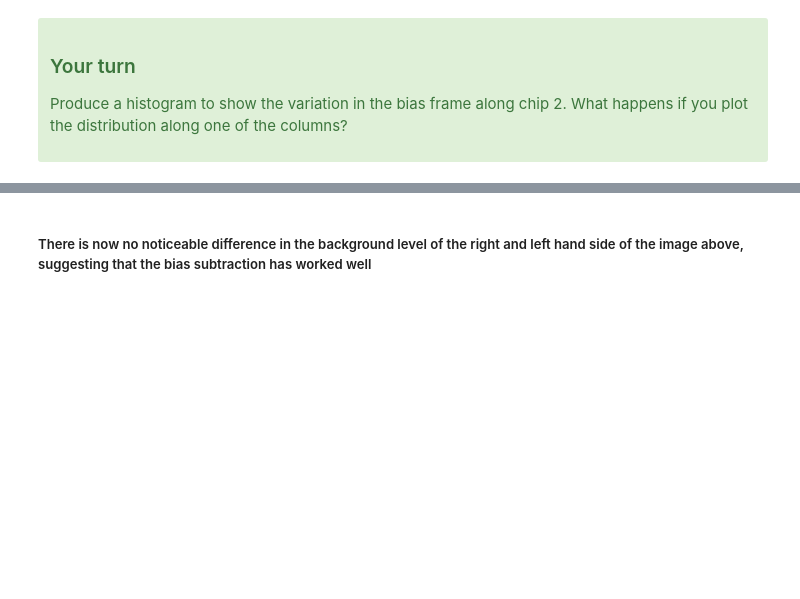
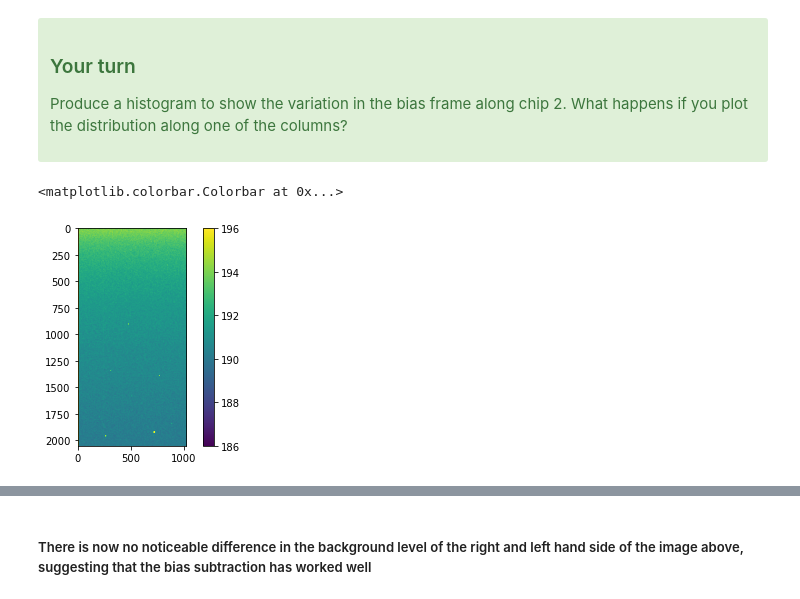
Before and after one commit to wfw23/Astrolabs, a Jupyter notebook: Chapter2b_FluxCalibration.ipynb, the cells around one changed output, grey strips where cells are left out. Cells and saved outputs as stored; diff of their text form; code cells hidden in the pictures; blank space fills up the shorter version.

```diff
--- a/Chapter2b_FluxCalibration.ipynb
+++ b/Chapter2b_FluxCalibration.ipynb
@@ -125,3 +140,9 @@ The black dashed line above represents the average counts/pixel in chip 1, and t
 
 Produce a histogram to show the variation in the bias frame along chip 2. What happens if you plot the distribution along one of the columns?
 </div>
+# %%
+pylab.imshow(image.bias[:,1023:],vmin=186,vmax=196) # yaxis from:yaxis to, xaxis from: xaxis 2
+pylab.colorbar()
+# %% [output]
+<matplotlib.colorbar.Colorbar at 0x...>
+[figure, added]
```
Also changed, not shown: parts of 29 cells of this notebook, 1 other file.
